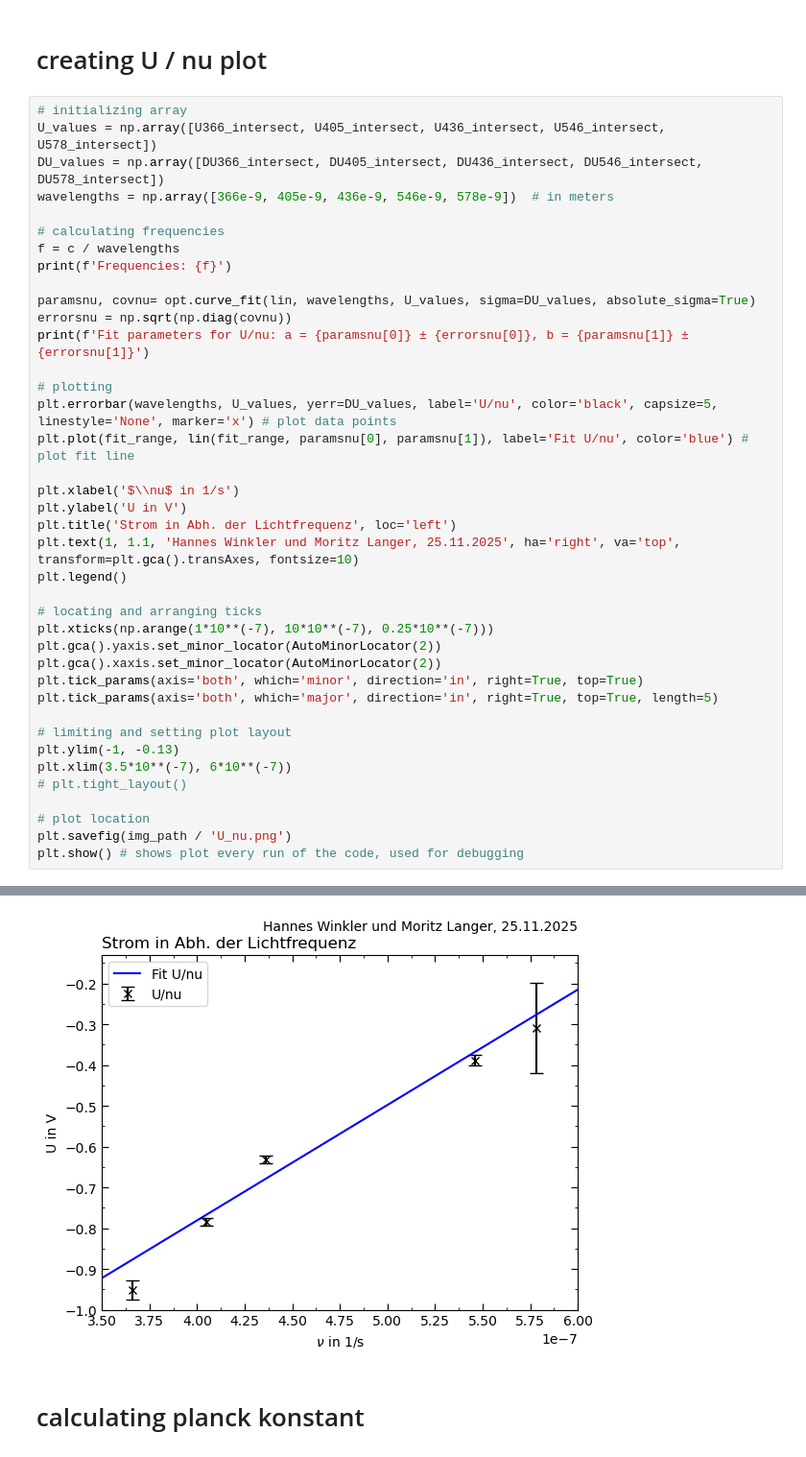
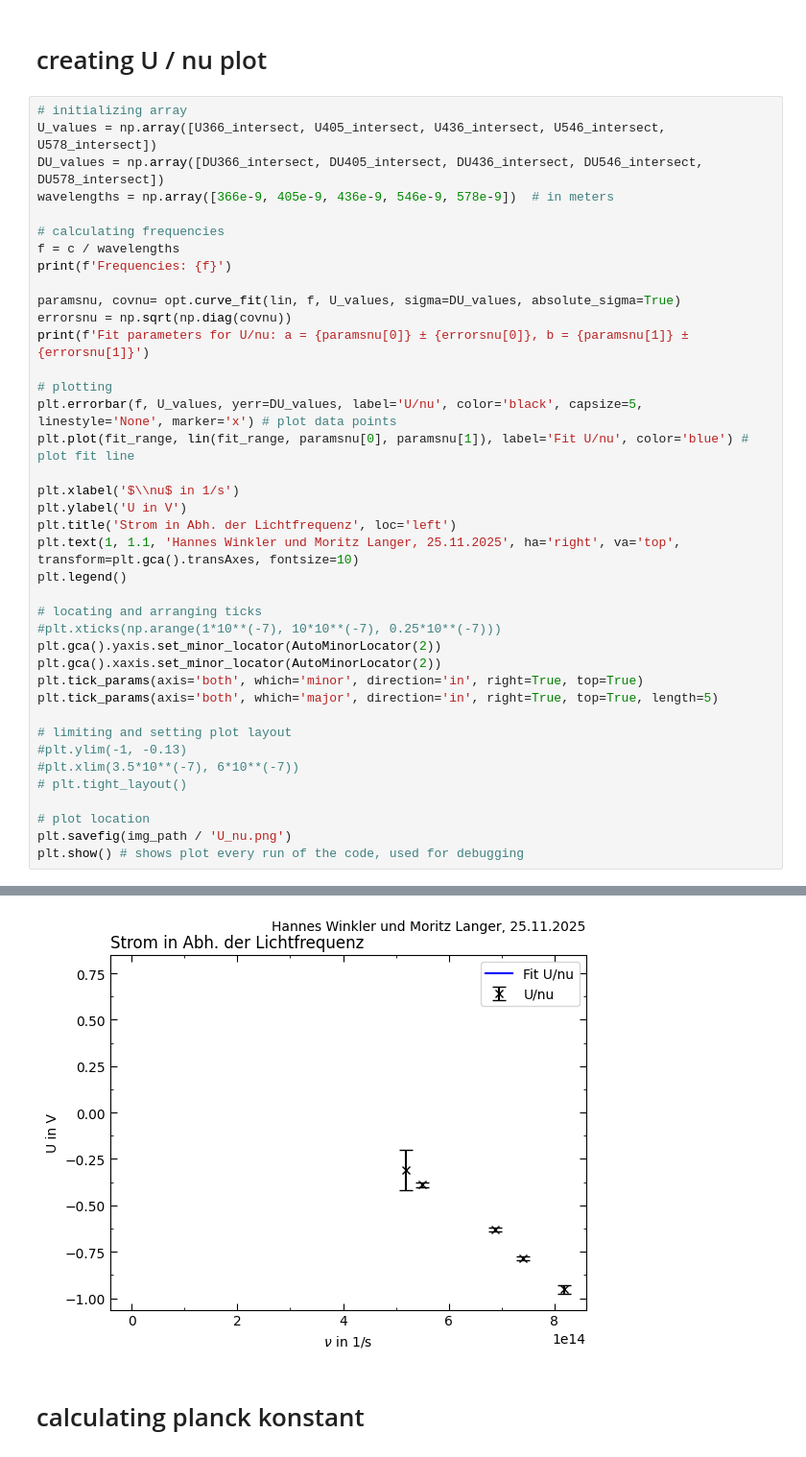
Before and after one commit to Bonsai-Tr33/C-Praktikum, a Jupyter notebook: 45/Evaluation/2.1.ipynb, the cells around one changed output, grey strips where cells are left out. Shown at 96% size. Cells and saved outputs as stored; diff of their text form.

```diff
--- a/45/Evaluation/2.1.ipynb
+++ b/45/Evaluation/2.1.ipynb
@@ -420,12 +420,12 @@ wavelengths = np.array([366e-9, 405e-9, 436e-9, 546e-9, 578e-9])  # in meters
 f = c / wavelengths
 print(f'Frequencies: {f}')
 
-paramsnu, covnu= opt.curve_fit(lin, wavelengths, U_values, sigma=DU_values, absolute_sigma=True)
+paramsnu, covnu= opt.curve_fit(lin, f, U_values, sigma=DU_values, absolute_sigma=True)
 errorsnu = np.sqrt(np.diag(covnu))
 print(f'Fit parameters for U/nu: a = {paramsnu[0]} ± {errorsnu[0]}, b = {paramsnu[1]} ± {errorsnu[1]}')
 
 # plotting
-plt.errorbar(wavelengths, U_values, yerr=DU_values, label='U/nu', color='black', capsize=5, linestyle='None', marker='x') # plot data points
+plt.errorbar(f, U_values, yerr=DU_values, label='U/nu', color='black', capsize=5, linestyle='None', marker='x') # plot data points
 plt.plot(fit_range, lin(fit_range, paramsnu[0], paramsnu[1]), label='Fit U/nu', color='blue') # plot fit line
 
 plt.xlabel('$\\nu$ in 1/s')
@@ -435,15 +435,15 @@ plt.text(1, 1.1, 'Hannes Winkler und Moritz Langer, 25.11.2025', ha='right', va=
 plt.legend()
 
 # locating and arranging ticks
-plt.xticks(np.arange(1*10**(-7), 10*10**(-7), 0.25*10**(-7)))
+#plt.xticks(np.arange(1*10**(-7), 10*10**(-7), 0.25*10**(-7)))
 plt.gca().yaxis.set_minor_locator(AutoMinorLocator(2))
 plt.gca().xaxis.set_minor_locator(AutoMinorLocator(2))
 plt.tick_params(axis='both', which='minor', direction='in', right=True, top=True)
 plt.tick_params(axis='both', which='major', direction='in', right=True, top=True, length=5)
 
 # limiting and setting plot layout
-plt.ylim(-1, -0.13)
-plt.xlim(3.5*10**(-7), 6*10**(-7))
+#plt.ylim(-1, -0.13)
+#plt.xlim(3.5*10**(-7), 6*10**(-7))
 # plt.tight_layout()
 
 # plot location
@@ -456,4 +456,4 @@ Fit parameters for U/nu: a = 2830331.2330967807 ± 101278.65897346786, b = -1.91
-[figure, old version]
+[figure, new version]
 # %% [markdown]
 # calculating planck konstant
 # %%
```
Also changed, not shown: parts of 7 cells of this notebook, 6 other files.
